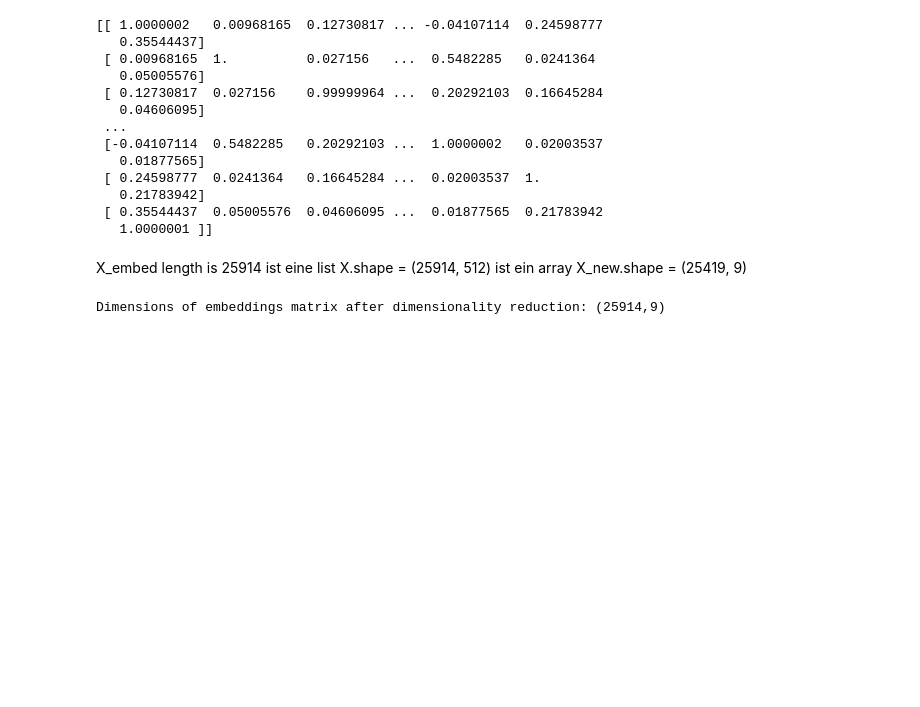
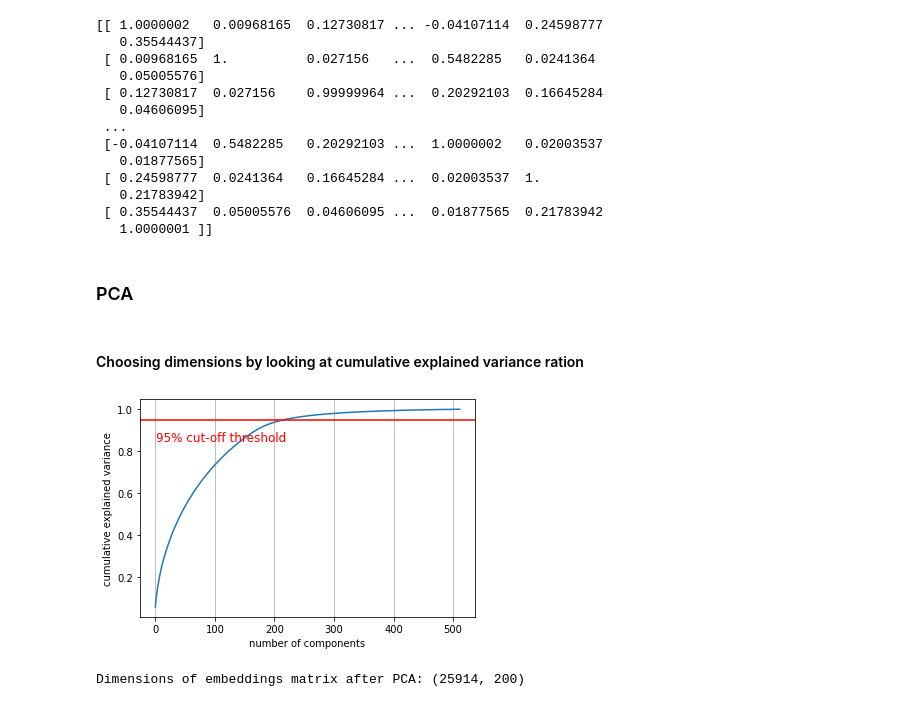
Before and after one commit to isaschm/topic-models-and-word-embeddings, a Jupyter notebook: topic_modelling.ipynb, the cells around one changed output. Drawn from its saved outputs; the diff is of its cells as text; code cells hidden in the pictures; blank space fills up the shorter version.

Commit message:
Use cumulative explained variance to chose nr of components

```diff
--- a/topic_modelling.ipynb
+++ b/topic_modelling.ipynb
@@ -68,7 +68,7 @@ print(cosine_similarity_matrix)
    0.21783942]
  [ 0.35544437  0.05005576  0.04606095 ...  0.01877565  0.21783942
    1.0000001 ]]
-# %% [markdown]
-X_embed length is 25914 ist eine list
-X.shape = (25914, 512) ist ein array
-X_new.shape = (25419, 9)
+# %% [markdown]
+### PCA
+# %% [markdown]
+#### Choosing dimensions by looking at cumulative explained variance ration
@@ -75,10 +78,19 @@ X_new.shape = (25419, 9)
+# %%
+import matplotlib.pyplot as plt
+
+pca_cev = PCA().fit(X)
+plt.plot(np.cumsum(pca_cev.explained_variance_ratio_))
+plt.axhline(y=0.95, color='r', linestyle='-')
+plt.text(0.5, 0.85, '95% cut-off threshold', color = 'red', fontsize=12)
+plt.xlabel('number of components')
+plt.ylabel('cumulative explained variance')
+plt.grid(axis='x')
+# %% [output]
+[figure, added]
 # %%
-SUBSPACE_DIM = .20
-
-X_embed = [np.array(emb) for emb in embeddings]
+SUBSPACE_DIM = 200
 
 pca = PCA(n_components= SUBSPACE_DIM)
-X = np.array([emb for emb in X_embed])
 pca.fit(X)
 X_new = pca.transform(X)
 pca_dim = X_new.shape[1]
@@ -87,4 +99,4 @@ X_list = [ list(X_new[i]) for i in range(X_new.shape[0])]
 
 print("Dimensions of embeddings matrix after PCA: ({}, {})".format(X_new.shape[0], X_new.shape[1]))
 # %% [output]
-Dimensions of embeddings matrix after dimensionality reduction: (25914,9)
+Dimensions of embeddings matrix after PCA: (25914, 200)
```
Also changed, not shown: parts of 5 cells of this notebook.
